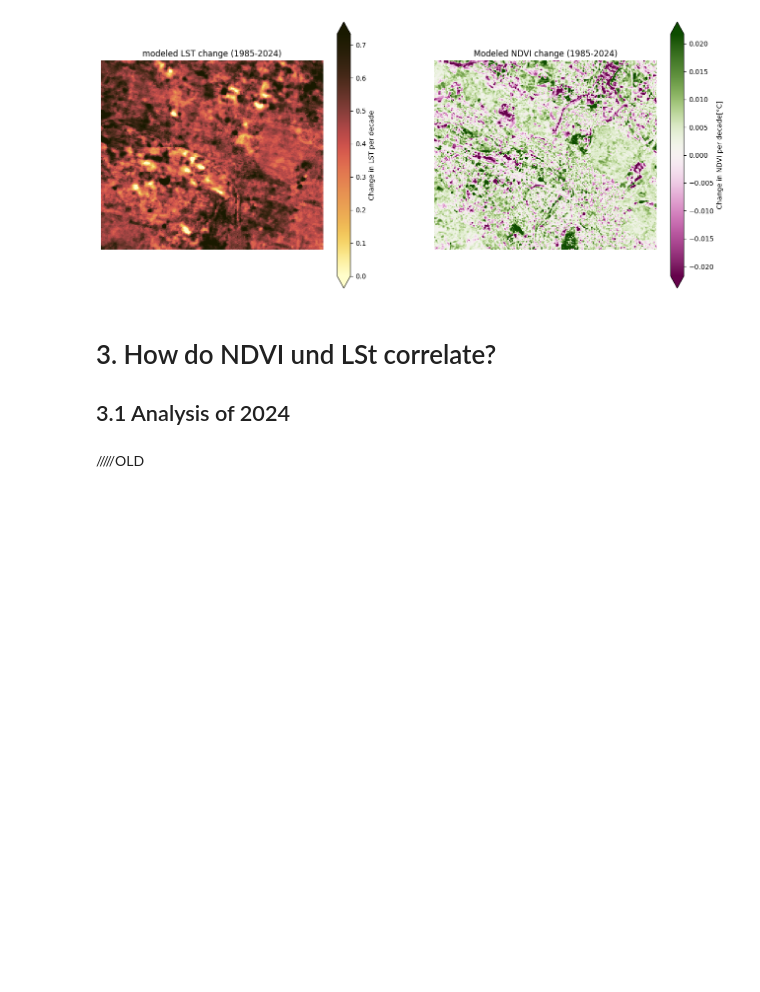
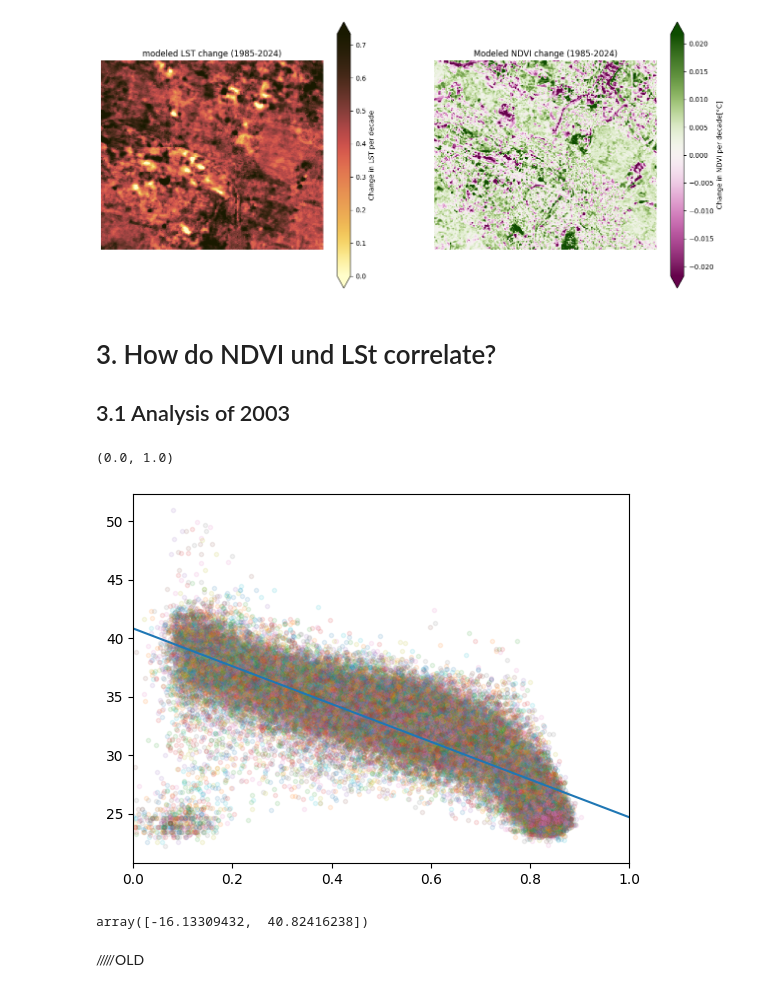
Before and after one commit to MinaKimBebi/Urban_Heat_Zurich_sds210_mbebi, a Jupyter notebook: notebooks/heattrends_in_Zurich.ipynb, the cells around one changed output. Cells and saved outputs as stored; diff of their text form; code cells hidden in the pictures; blank space fills up the shorter version.

Commit message:
correlation für 2024

```diff
--- a/notebooks/heattrends_in_Zurich.ipynb
+++ b/notebooks/heattrends_in_Zurich.ipynb
@@ -226,7 +226,30 @@ ax[1].set_aspect('equal')
 [figure]
 # %% [markdown]
 # 3. How do NDVI und LSt correlate?
-## 3.1 Analysis of 2024
+## 3.1 Analysis of 2003
+# %%
+#extract 2024 data
+NDVI_2024 = NDVI.sel(time = 2003)
+LST_2024 = LST.sel(time=2003)
+
+# calculate correlation
+LST_NDVI_2024 = np.polyfit(NDVI_2024.values.flatten(), LST_2024.values.flatten(), deg = 1)
+intercept = LST_NDVI_2024[1]
+slope = LST_NDVI_2024[0]
+
+#plot LST against NDVI
+
+fig, ax = plt.subplots()
+ax.plot(NDVI_2024, LST_2024, marker = ".", ls = "", alpha = 0.1)
+ax.axline((0,intercept),slope=slope)
+ax.set_xlim(xmin = 0, xmax= 1)
+# %% [output]
+(0.0, 1.0)
+[figure, added]
+# %%
+LST_NDVI_2024
+# %% [output]
+array([-16.13309432,  40.82416238])
 # %% [markdown]
 /////OLD
 # %% [markdown]
```
Also changed, not shown: parts of 3 cells of this notebook.
